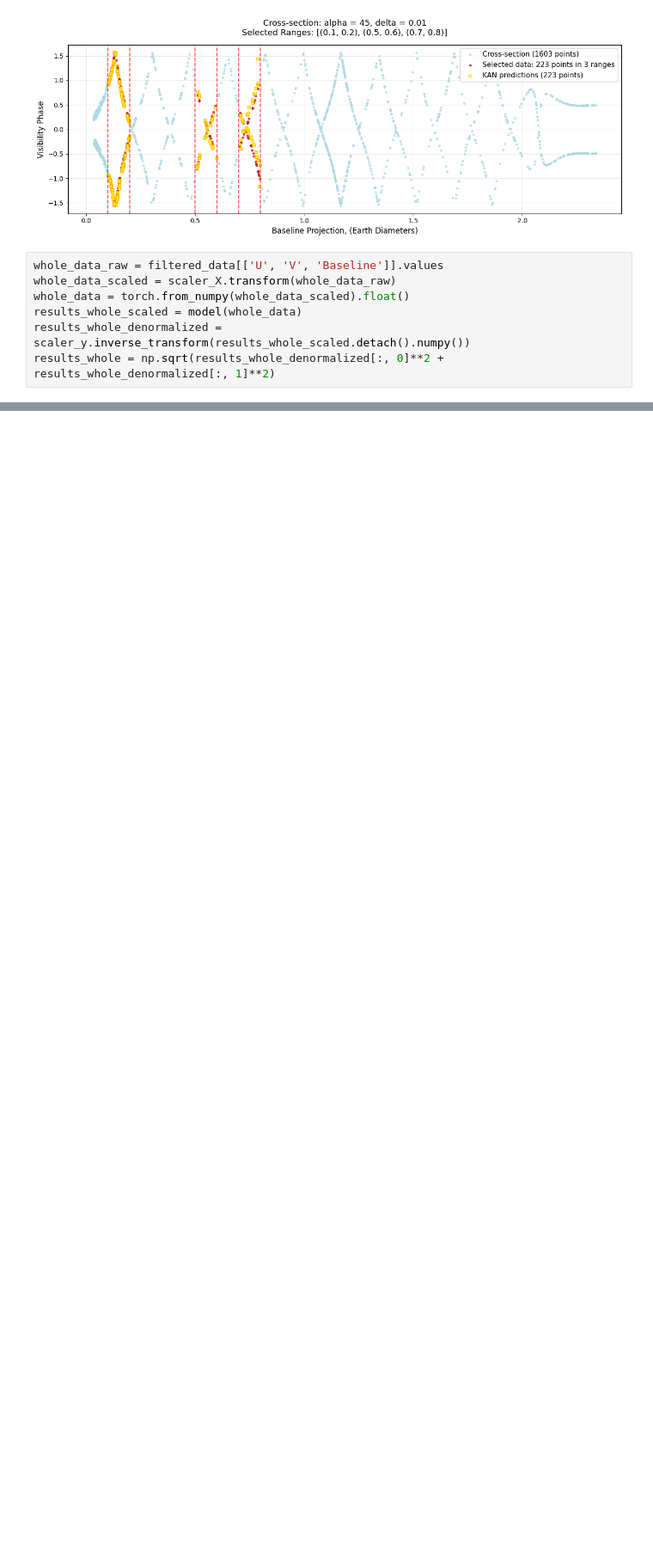
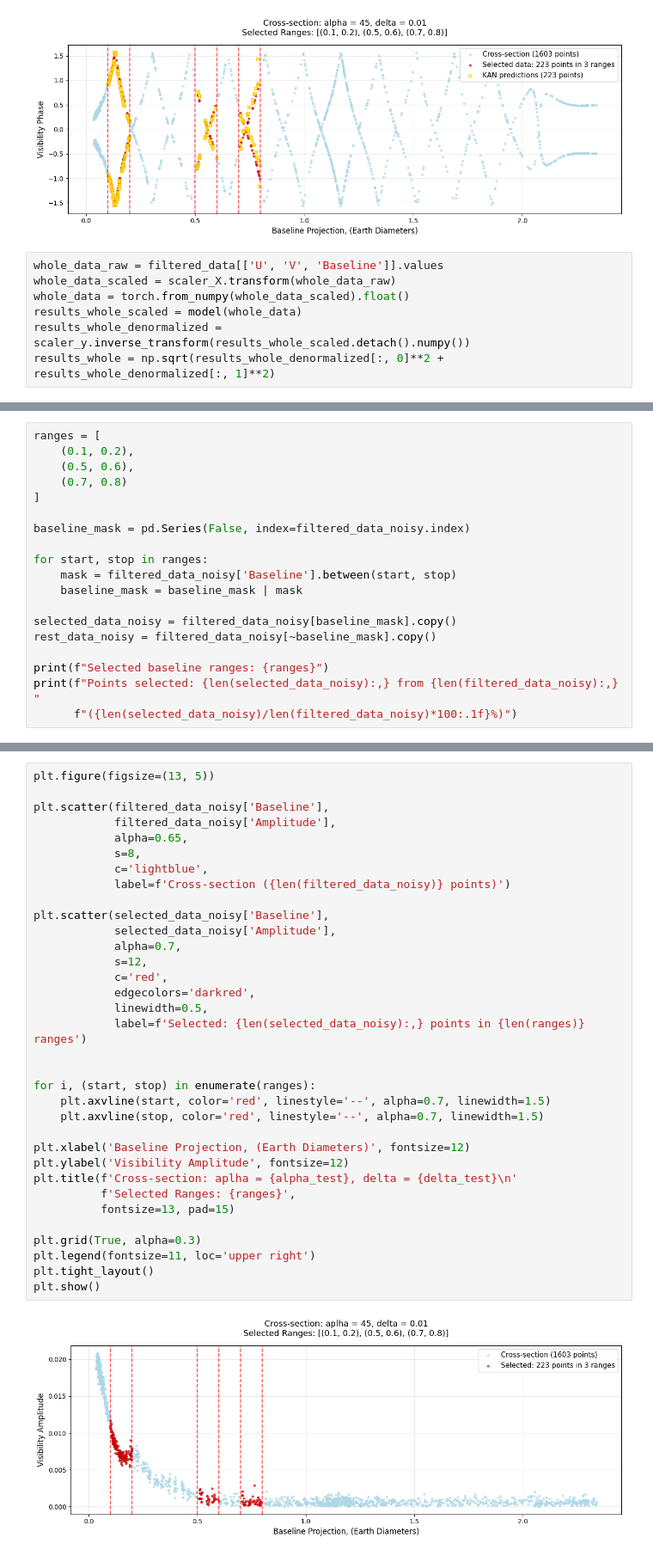
Before and after one commit to Torward1024/pyKAN_VLBI_1D, a Jupyter notebook: notebook_1D_U_V.ipynb, the cells around one changed output, grey strips where cells are left out. Shown at 86% size. Cells and saved outputs as stored; diff of their text form; blank space fills up the shorter version.

```diff
--- a/notebook_1D_U_V.ipynb
+++ b/notebook_1D_U_V.ipynb
@@ -492,0 +547,19 @@ Visibility Phase RMSE: 0.8093731663354601
+# %%
+ranges = [
+    (0.1, 0.2),
+    (0.5, 0.6),
+    (0.7, 0.8)
+]
+
+baseline_mask = pd.Series(False, index=filtered_data_noisy.index)
+
+for start, stop in ranges:
+    mask = filtered_data_noisy['Baseline'].between(start, stop)
+    baseline_mask = baseline_mask | mask
+
+selected_data_noisy = filtered_data_noisy[baseline_mask].copy()
+rest_data_noisy = filtered_data_noisy[~baseline_mask].copy()
+
+print(f"Selected baseline ranges: {ranges}")
+print(f"Points selected: {len(selected_data_noisy):,} from {len(filtered_data_noisy):,} "
+      f"({len(selected_data_noisy)/len(filtered_data_noisy)*100:.1f}%)")
@@ -492,0 +569,36 @@ Visibility Phase RMSE: 0.8093731663354601
+# %%
+plt.figure(figsize=(13, 5))
+
+plt.scatter(filtered_data_noisy['Baseline'],
+            filtered_data_noisy['Amplitude'],
+            alpha=0.65,
+            s=8,
+            c='lightblue',
+            label=f'Cross-section ({len(filtered_data_noisy)} points)')
+
+plt.scatter(selected_data_noisy['Baseline'],
+            selected_data_noisy['Amplitude'],
+            alpha=0.7,
+            s=12,
+            c='red',
+            edgecolors='darkred',
+            linewidth=0.5,
+            label=f'Selected: {len(selected_data_noisy):,} points in {len(ranges)} ranges')
+
+
+for i, (start, stop) in enumerate(ranges):
+    plt.axvline(start, color='red', linestyle='--', alpha=0.7, linewidth=1.5)
+    plt.axvline(stop, color='red', linestyle='--', alpha=0.7, linewidth=1.5)
+
+plt.xlabel('Baseline Projection, (Earth Diameters)', fontsize=12)
+plt.ylabel('Visibility Amplitude', fontsize=12)
+plt.title(f'Cross-section: aplha = {alpha_test}, delta = {delta_test}\n'
+          f'Selected Ranges: {ranges}',
+          fontsize=13, pad=15)
+
+plt.grid(True, alpha=0.3)
+plt.legend(fontsize=11, loc='upper right')
+plt.tight_layout()
+plt.show()
+# %% [output]
+[figure, added]
```
Also changed, not shown: parts of 21 cells of this notebook.
